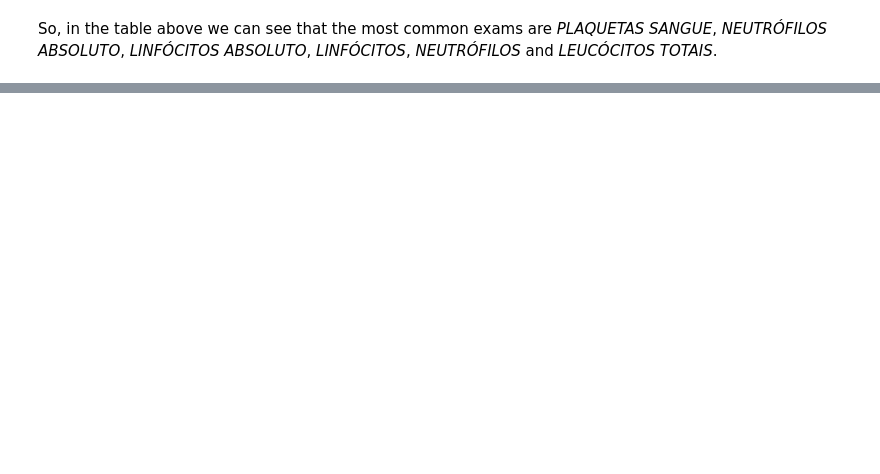
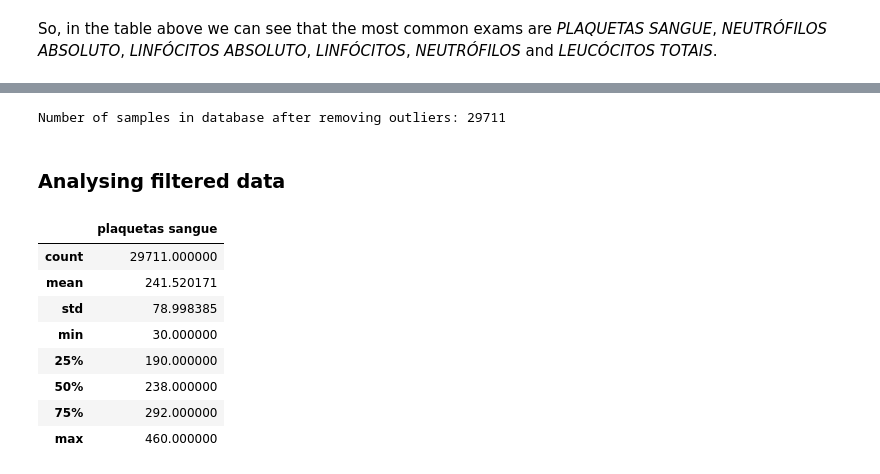
Before and after one commit to GustavoFA/IA376, a Jupyter notebook: A1/236249_a1.ipynb, the cells around one changed output, grey strips where cells are left out. Drawn from its saved outputs; the diff is of its cells as text; code cells hidden in the pictures; blank space fills up the shorter version.

```diff
--- a/A1/236249_a1.ipynb
+++ b/A1/236249_a1.ipynb
@@ -72,0 +121,5 @@ So, in the table above we can see that the most common exams are *PLAQUETAS SANG
+# %%
+samples_db_cleaned = samples_db_cleaned[(samples_db_cleaned[exam_choice.lower()] > iqr_lower) & (samples_db_cleaned[exam_choice.lower()] < iqr_upper)]
+print(f'Number of samples in database after removing outliers: {len(samples_db_cleaned)}')
+# %% [output]
+Number of samples in database after removing outliers: 29711
@@ -72,0 +128,14 @@ So, in the table above we can see that the most common exams are *PLAQUETAS SANG
+# %% [markdown]
+### Analysing filtered data
+# %%
+samples_db.describe()
+# %% [output]
+|  | plaquetas sangue |
+| count | 29711.000000 |
+| mean | 241.520171 |
+| std | 78.998385 |
+| min | 30.000000 |
+| 25% | 190.000000 |
+| 50% | 238.000000 |
+| 75% | 292.000000 |
+| max | 460.000000 |
```
Also changed, not shown: parts of 38 cells of this notebook.
